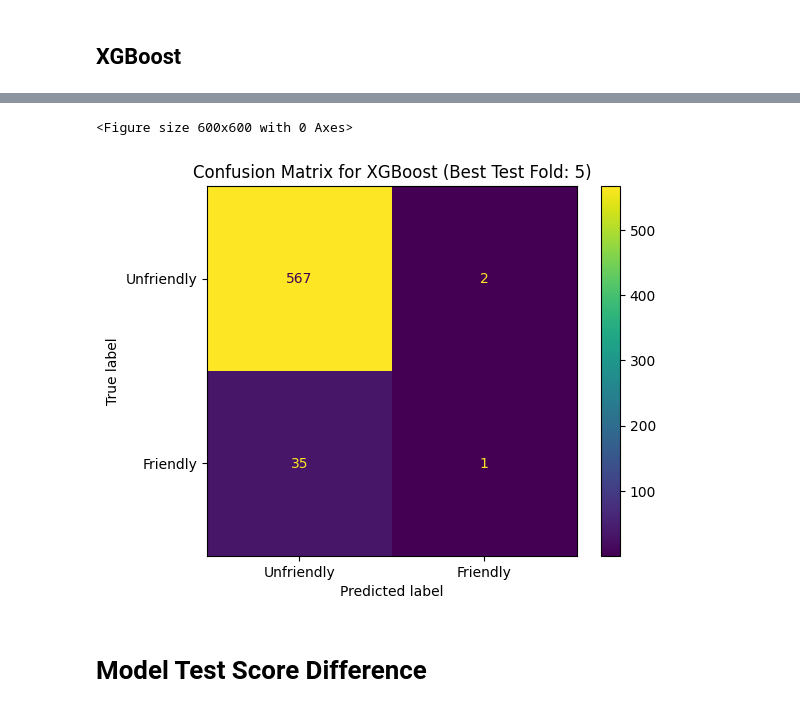
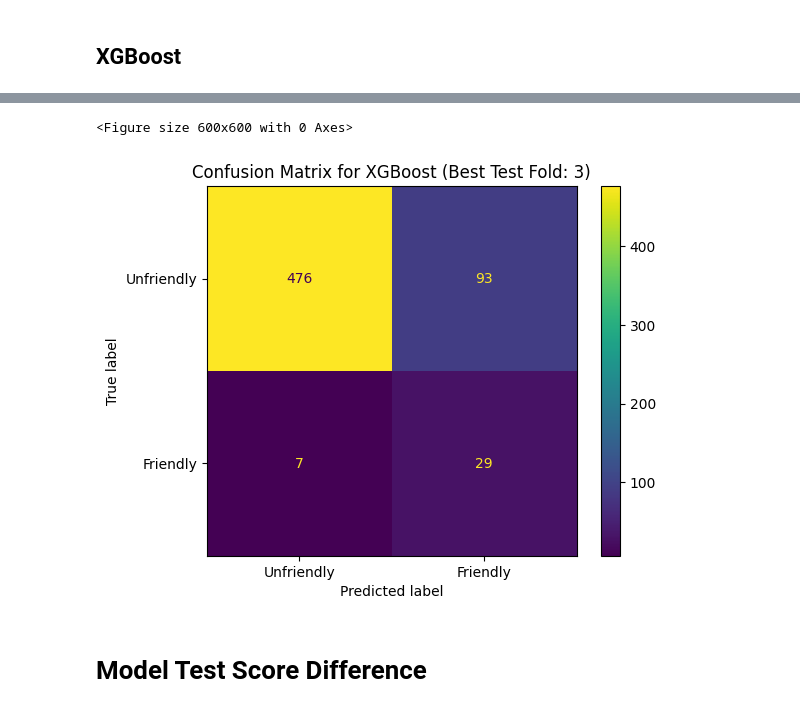
Before and after one commit to xiaoke-song/1030project_squirrels, a Jupyter notebook: src/friendly_squirrel.ipynb, the cells around one changed output, grey strips where cells are left out. Cells and saved outputs as stored; diff of their text form; code cells hidden in the pictures.

```diff
--- a/src/friendly_squirrel.ipynb
+++ b/src/friendly_squirrel.ipynb
@@ -734,13 +724,9 @@ for i in range(nr_states):
     X_other, X_test, y_other, y_test = train_test_split(X, y, test_size = 0.2, stratify = y, random_state = 42*i)
     kf = StratifiedKFold(n_splits = 4, shuffle = True, random_state = 42*i)
 
-    svc = SVC(probability = True, random_state = 42*i)
+    svc = SVC(probability = True, random_state = 42*i, class_weight = 'balanced')
 
-    pipe = Pipeline([
-        ('oversampler', RandomOverSampler(random_state=42 * i)),
-        ('preprocessor', preprocessor),
-        ('svc', svc)
-    ])
+    pipe = make_pipeline(preprocessor, svc)
 
     grid = GridSearchCV(pipe, param_grid = param_grid, scoring = 'precision', cv = kf, return_train_score = True, n_jobs = -1)
 
@@ -817,13 +803,9 @@ for i in range(nr_states):
     X_other, X_test, y_other, y_test = train_test_split(X, y, test_size = 0.2, stratify = y, random_state = 42*i)
     kf = StratifiedKFold(n_splits = 4, shuffle = True, random_state = 42*i)
 
-    knn = KNeighborsClassifier()
+    knn = KNeighborsClassifier(weights = 'distance')
 
-    pipe = Pipeline([
-        ('oversampler', RandomOverSampler(random_state=42 * i)),
-        ('preprocessor', preprocessor),
-        ('kneighborsclassifier', knn)
-    ])
+    pipe = make_pipeline(preprocessor, knn)
 
     grid = GridSearchCV(pipe, param_grid = param_grid, scoring = 'precision', cv = kf, return_train_score = True, n_jobs = -1)
 
@@ -973,21 +962,27 @@ Test Precision std: 0.13182479955523457
 # %%
 # Draw confusion matrix to check if our model did not always predict majority class
 best_fold_index = max(range(len(xgb_test_scores)), key=lambda i: xgb_test_scores[i])
-best_model = xgb_final_models[best_fold_index].best_estimator_
 
-X_other, X_test, y_other, y_test = train_test_split(X, y, test_size=0.2, stratify=y, random_state=42 * best_fold_index)
+best_model = xgb_final_models[best_fold_index]
 
-y_test_pred = best_model.named_steps['xgbclassifier'].predict(best_model.named_steps['preprocessor'].transform(X_test))
+X_other, X_test, y_other, y_test = train_test_split(
+    X, y, test_size=0.2, stratify=y, random_state=42 * best_fold_index
+)
+
+X_test_prep = preprocessor.transform(X_test)
+
+y_test_pred = best_model.predict(X_test_prep)
 
 cm = confusion_matrix(y_test, y_test_pred, labels=[0, 1])
+
 disp = ConfusionMatrixDisplay(confusion_matrix=cm, display_labels=["Unfriendly", "Friendly"])
 plt.figure(figsize=(6, 6))
 disp.plot(values_format='d')
 plt.title(f"Confusion Matrix for XGBoost (Best Test Fold: {best_fold_index + 1})")
 plt.show()
 # %% [output]
 <Figure size 600x600 with 0 Axes>
-[figure, old version]
+[figure, new version]
 # %% [markdown]
 # Model Test Score Difference #
 # %%
```
Also changed, not shown: parts of 34 cells of this notebook, 4 other files.
